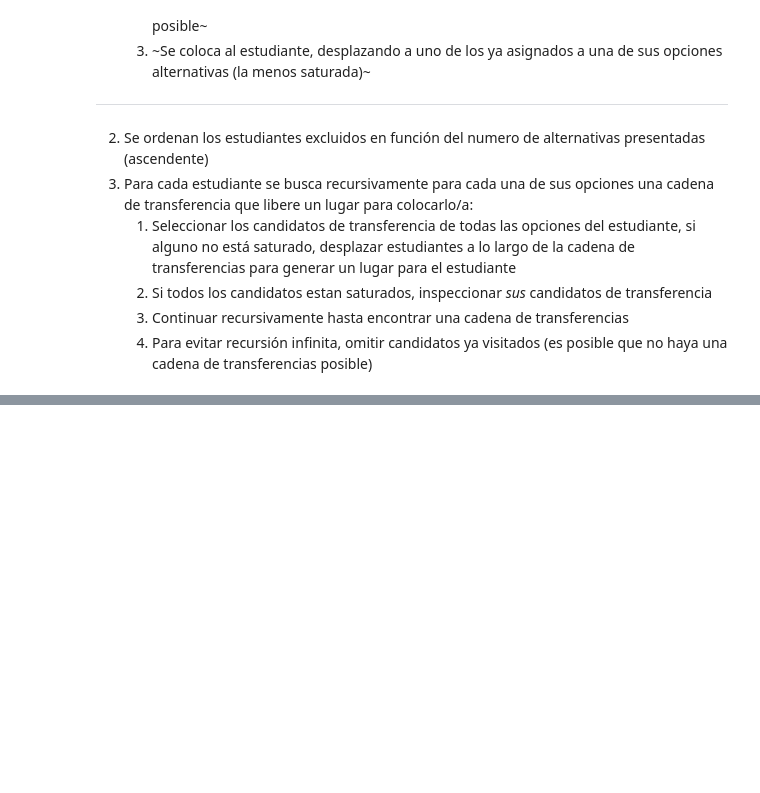
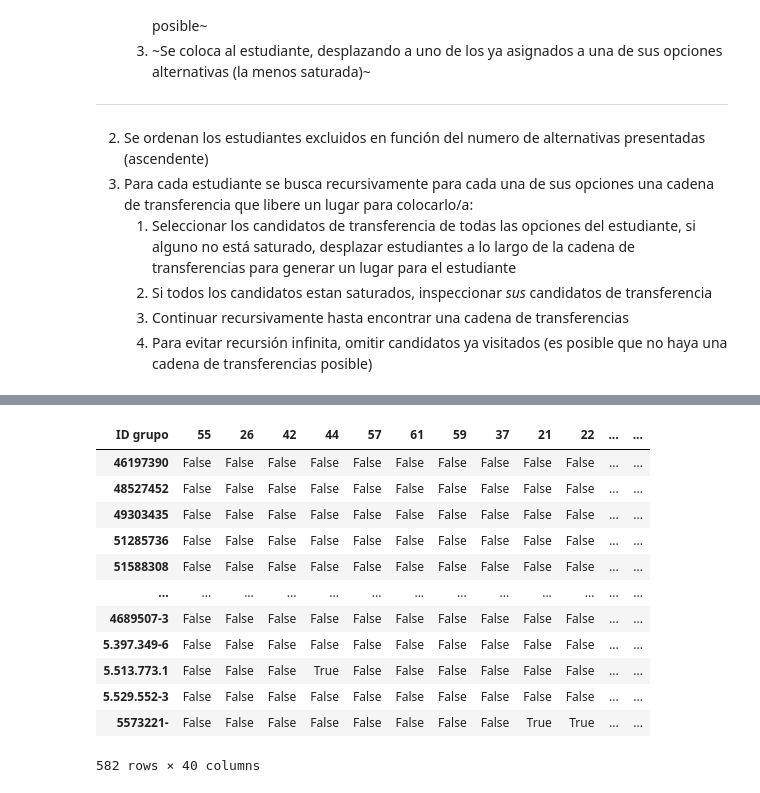
Before and after one commit to HJuan412/group_reparting, a Jupyter notebook: Asignador.ipynb, the cells around one changed output, grey strips where cells are left out. Saved outputs shown, nothing was run; the diff lists cells and outputs as text; code cells hidden in the pictures; blank space fills up the shorter version.

```diff
--- a/Asignador.ipynb
+++ b/Asignador.ipynb
@@ -306,0 +343,4 @@ def get_transfer_path(tab, origin):
+# %%
+occupation_tab = sorted_students.sum(axis=0)
+underpop_groups = occupation_tab.loc[occupation_tab <= mean_students_per_group].sort_values()
+underpop_groups
@@ -306,0 +365,20 @@ def get_transfer_path(tab, origin):
+# %%
+# select students to reshuffle
+reshuffle_tab = places_tab.loc[sorted_students[underpop_groups.index].any(axis=1)][underpop_groups.index]
+demand_tab = reshuffle_tab.sum(axis=0).sort_values()
+options_tab = reshuffle_tab.sum(axis=1)
+reshuffle_tab
+# %% [output]
+| ID grupo | 55 | 26 | 42 | 44 | 57 | 61 | 59 | 37 | 21 | 22 | ... | ... |
+| 46197390 | False | False | False | False | False | False | False | False | False | False | ... | ... |
+| 48527452 | False | False | False | False | False | False | False | False | False | False | ... | ... |
+| 49303435 | False | False | False | False | False | False | False | False | False | False | ... | ... |
+| 51285736 | False | False | False | False | False | False | False | False | False | False | ... | ... |
+| 51588308 | False | False | False | False | False | False | False | False | False | False | ... | ... |
+| ... | ... | ... | ... | ... | ... | ... | ... | ... | ... | ... | ... | ... |
+| 4689507-3 | False | False | False | False | False | False | False | False | False | False | ... | ... |
+| 5.397.349-6 | False | False | False | False | False | False | False | False | False | False | ... | ... |
+| 5.513.773.1 | False | False | False | True | False | False | False | False | False | False | ... | ... |
+| 5.529.552-3 | False | False | False | False | False | False | False | False | False | False | ... | ... |
+| 5573221- | False | False | False | False | False | False | False | False | True | True | ... | ... |
+582 rows × 40 columns
```
Also changed, not shown: parts of 12 cells of this notebook.
